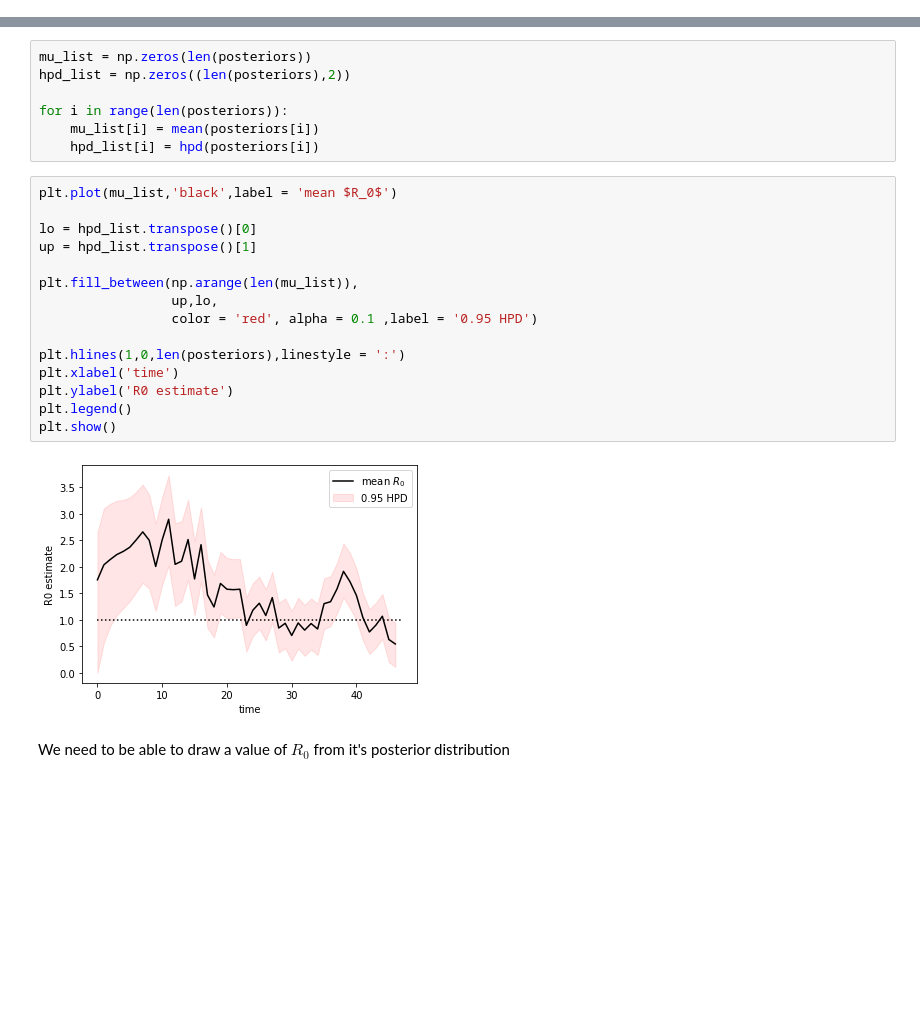
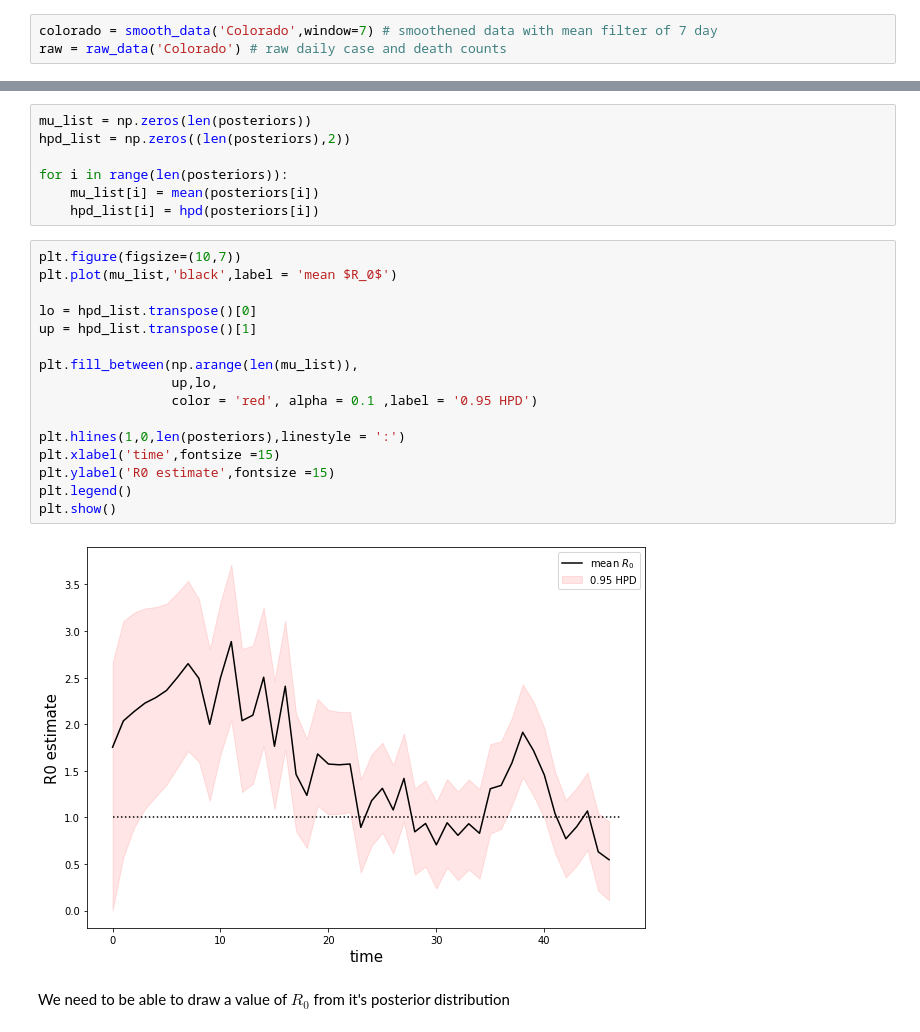
Before and after one commit to neerajkulk/corona, a Jupyter notebook: realtime_r0.ipynb, the cells around one changed output, grey strips where cells are left out. Drawn from its saved outputs; the diff is of its cells as text; blank space fills up the shorter version.

```diff
--- a/realtime_r0.ipynb
+++ b/realtime_r0.ipynb
@@ -53,3 +51,6 @@ colorado = smooth_data('Colorado')
+# %%
+colorado = smooth_data('Colorado',window=7) # smoothened data with mean filter of 7 day
+raw = raw_data('Colorado') # raw daily case and death counts
 # %%
 plt.plot(np.diff(raw.confirmed.values)[9:], 'ro',markersize = 3,label = 'daily new cases')
 plt.plot(np.diff(raw.confirmed.values)[9:], 'r:')
@@ -204,22 +246,23 @@ for i in range(len(posteriors)):
     mu_list[i] = mean(posteriors[i])
     hpd_list[i] = hpd(posteriors[i])
 # %%
+plt.figure(figsize=(10,7))
 plt.plot(mu_list,'black',label = 'mean $R_0$')
 
 lo = hpd_list.transpose()[0]
 up = hpd_list.transpose()[1]
 
 plt.fill_between(np.arange(len(mu_list)),
                  up,lo,
                  color = 'red', alpha = 0.1 ,label = '0.95 HPD')
 
 plt.hlines(1,0,len(posteriors),linestyle = ':')
-plt.xlabel('time')
-plt.ylabel('R0 estimate')
+plt.xlabel('time',fontsize =15)
+plt.ylabel('R0 estimate',fontsize =15)
 plt.legend()
 plt.show()
 # %% [output]
-[figure, old version]
+[figure, new version]
 # %% [markdown]
 We need to be able to draw a value of $R_0$ from it's posterior distribution
 # %%
```
Also changed, not shown: parts of 24 cells of this notebook.
